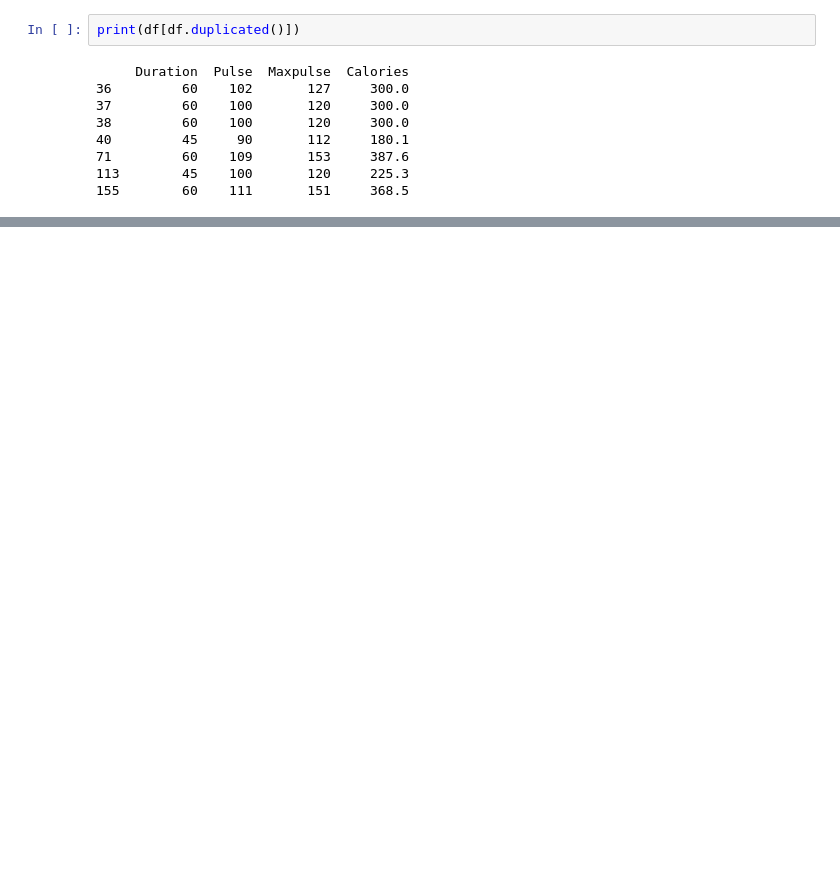
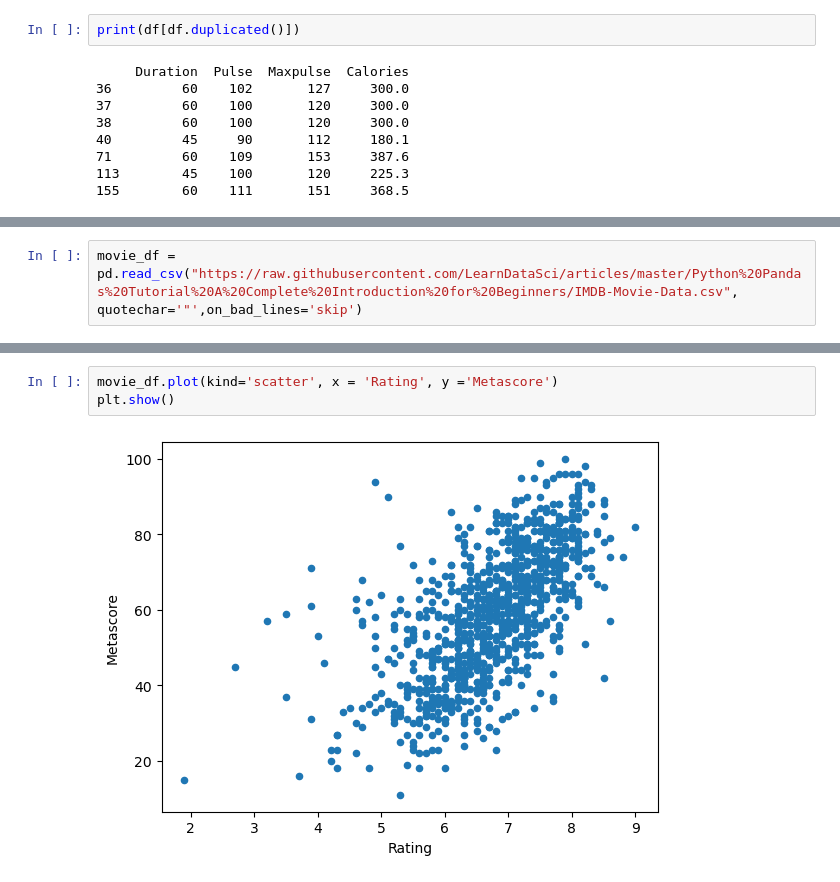
Before and after one commit to saumitraj/pythonforschool, a Jupyter notebook: pandas_excercise.ipynb, the cells around one changed output, grey strips where cells are left out. Cells and saved outputs as stored; diff of their text form; blank space fills up the shorter version.

```diff
--- a/pandas_excercise.ipynb
+++ b/pandas_excercise.ipynb
@@ -53,0 +89,2 @@ df.shape[0]
+# %%
+movie_df = pd.read_csv("https://raw.githubusercontent.com/LearnDataSci/articles/master/Python%20Pandas%20Tutorial%20A%20Complete%20Introduction%20for%20Beginners/IMDB-Movie-Data.csv", quotechar='"',on_bad_lines='skip')
@@ -53,0 +107,5 @@ df.shape[0]
+# %%
+movie_df.plot(kind='scatter', x = 'Rating', y ='Metascore')
+plt.show()
+# %% [output]
+[figure, added]
```
Also changed, not shown: parts of 10 cells of this notebook.
